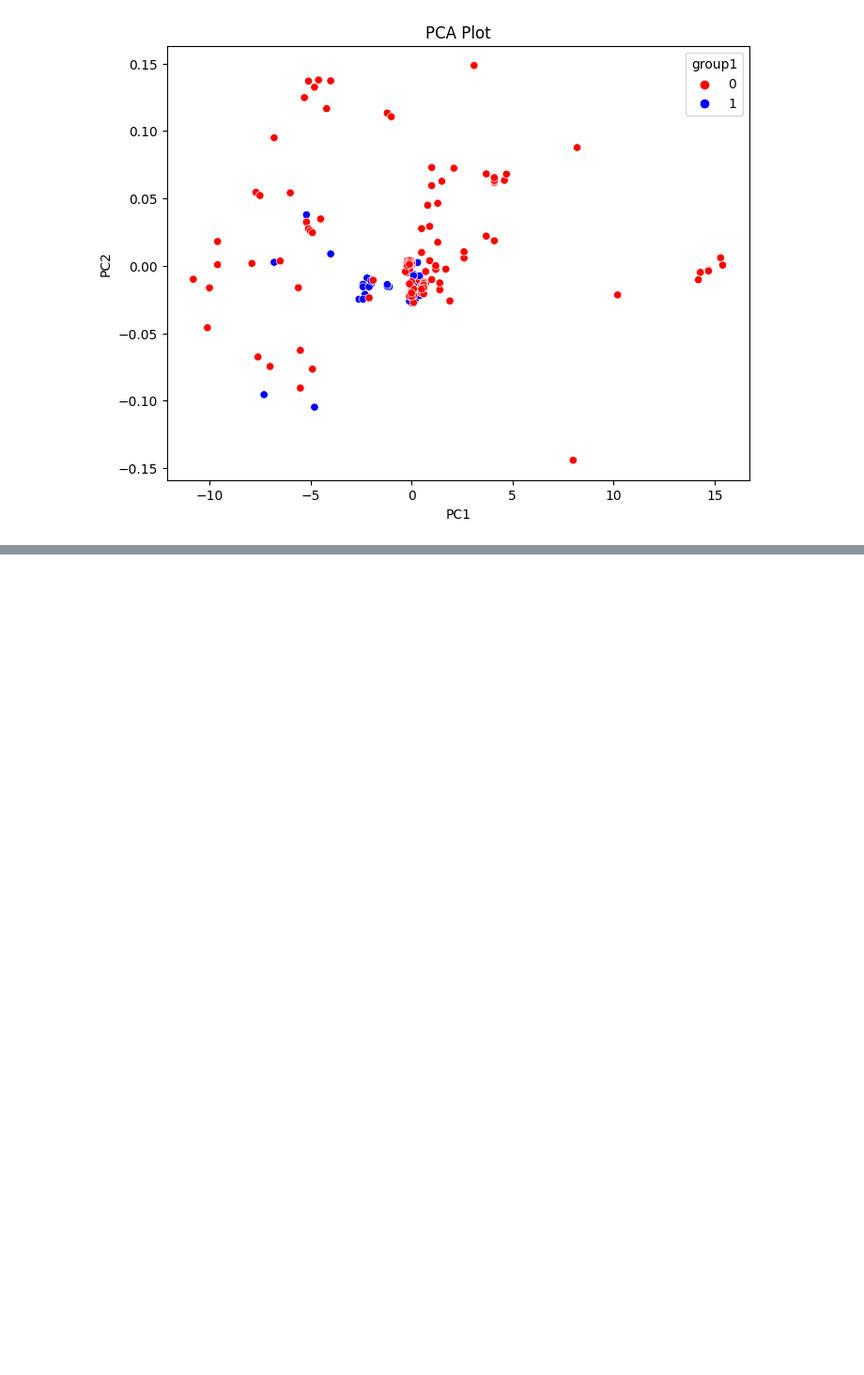
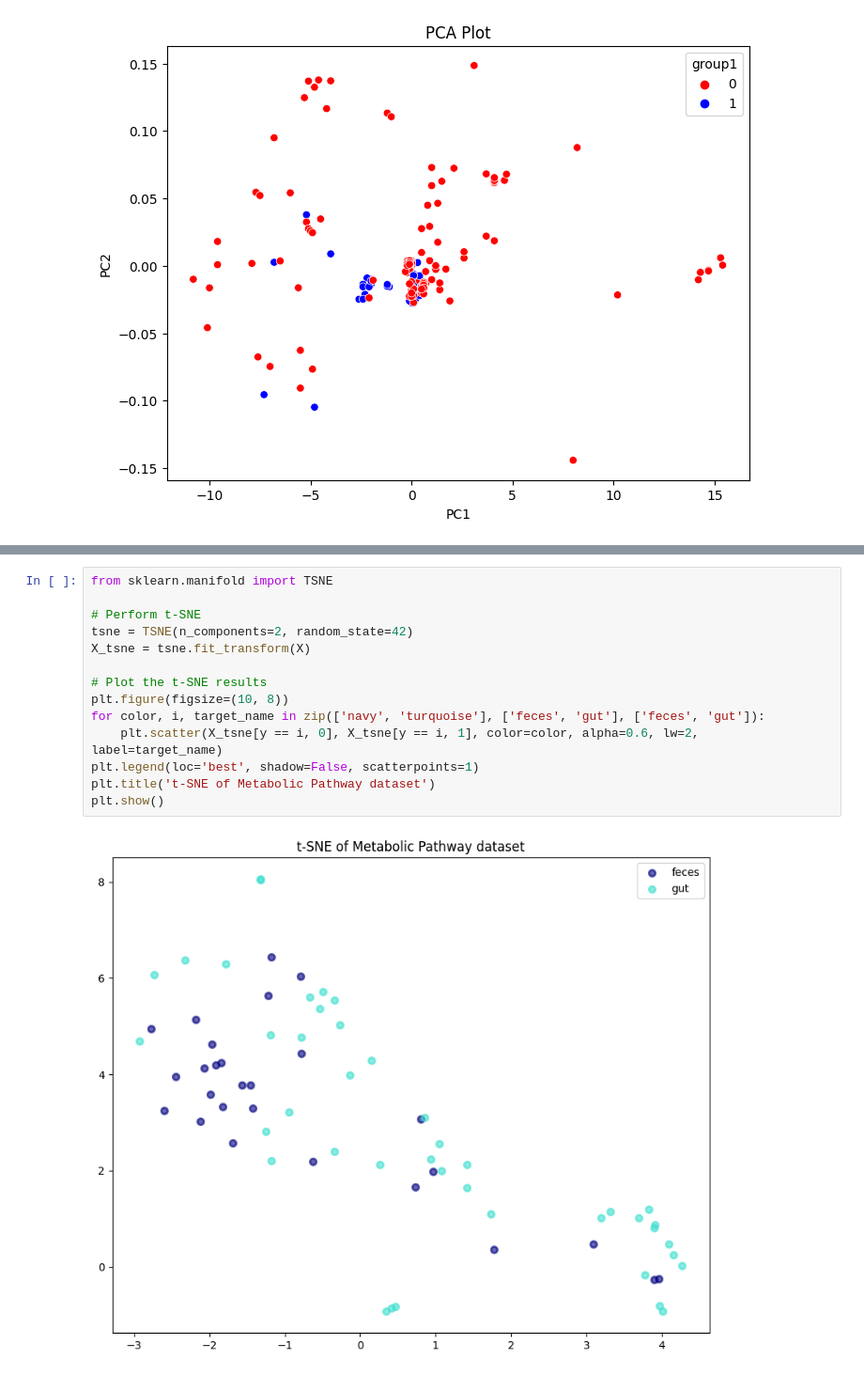
Before and after one commit to DeweyYihengDu/PVC, a Jupyter notebook: machine_pathway.ipynb, the cells around one changed output, grey strips where cells are left out. Shown: that part at 94% size. Drawn from its saved outputs; the diff is of its cells as text; blank space fills up the shorter version.

```diff
--- a/machine_pathway.ipynb
+++ b/machine_pathway.ipynb
@@ -306,0 +499,16 @@ plt.show()
+# %%
+from sklearn.manifold import TSNE
+
+# Perform t-SNE
+tsne = TSNE(n_components=2, random_state=42)
+X_tsne = tsne.fit_transform(X)
+
+# Plot the t-SNE results
+plt.figure(figsize=(10, 8))
+for color, i, target_name in zip(['navy', 'turquoise'], ['feces', 'gut'], ['feces', 'gut']):
+    plt.scatter(X_tsne[y == i, 0], X_tsne[y == i, 1], color=color, alpha=0.6, lw=2, label=target_name)
+plt.legend(loc='best', shadow=False, scatterpoints=1)
+plt.title('t-SNE of Metabolic Pathway dataset')
+plt.show()
+# %% [output]
+[figure, added]
```
Also changed, not shown: parts of 9 cells of this notebook.
